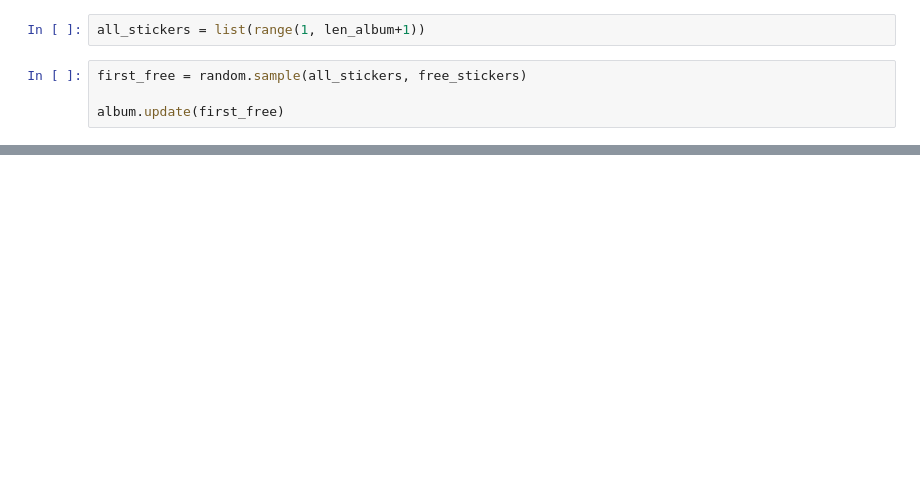
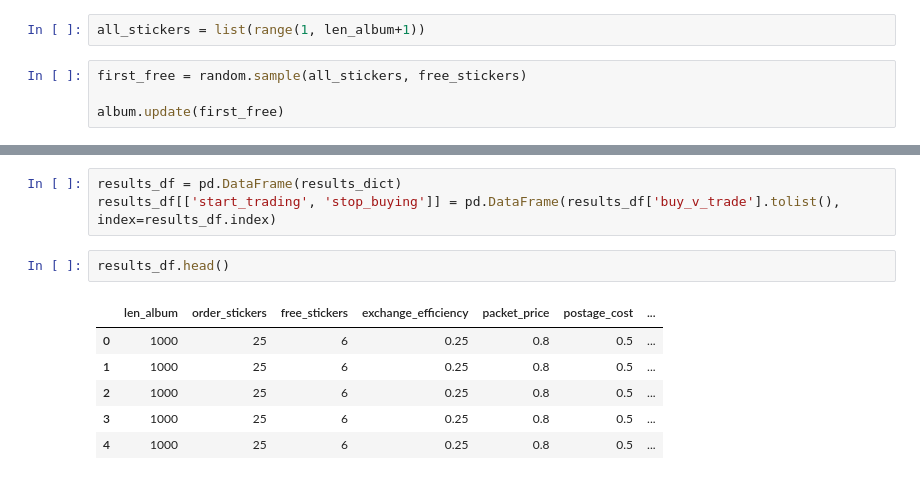
Before and after one commit to yvassiliadis/yv-playground, a Jupyter notebook: projects/panini_stickers/prelim_analysis.ipynb, the cells around one changed output, grey strips where cells are left out. Drawn from its saved outputs; the diff is of its cells as text; blank space fills up the shorter version.

```diff
--- a/projects/panini_stickers/prelim_analysis.ipynb
+++ b/projects/panini_stickers/prelim_analysis.ipynb
@@ -55,0 +167,12 @@ while missing_count > stop_threshold:
+# %%
+results_df = pd.DataFrame(results_dict)
+results_df[['start_trading', 'stop_buying']] = pd.DataFrame(results_df['buy_v_trade'].tolist(), index=results_df.index)
+# %%
+results_df.head()
+# %% [output]
+|  | len_album | order_stickers | free_stickers | exchange_efficiency | packet_price | postage_cost | ... |
+| 0 | 1000 | 25 | 6 | 0.25 | 0.8 | 0.5 | ... |
+| 1 | 1000 | 25 | 6 | 0.25 | 0.8 | 0.5 | ... |
+| 2 | 1000 | 25 | 6 | 0.25 | 0.8 | 0.5 | ... |
+| 3 | 1000 | 25 | 6 | 0.25 | 0.8 | 0.5 | ... |
+| 4 | 1000 | 25 | 6 | 0.25 | 0.8 | 0.5 | ... |
```
Also changed, not shown: parts of 15 cells of this notebook, 1 other file.
